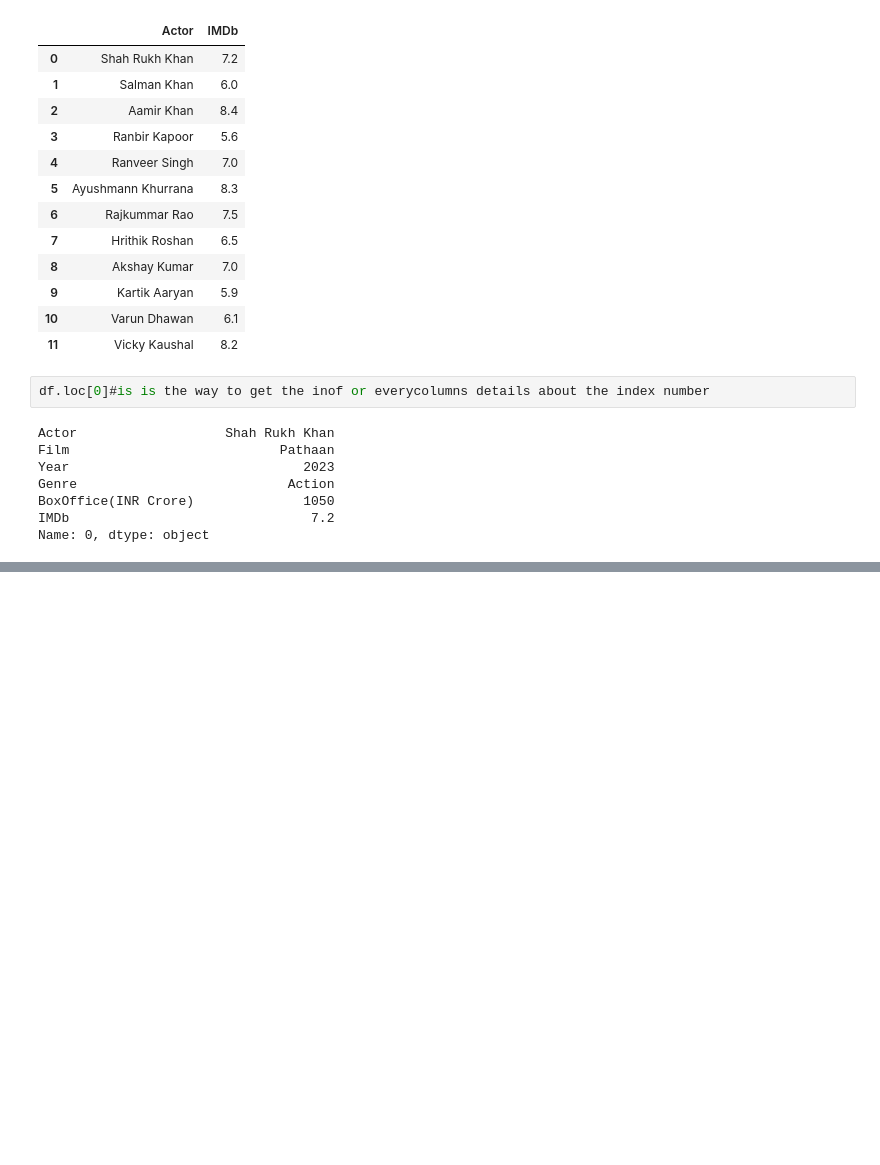
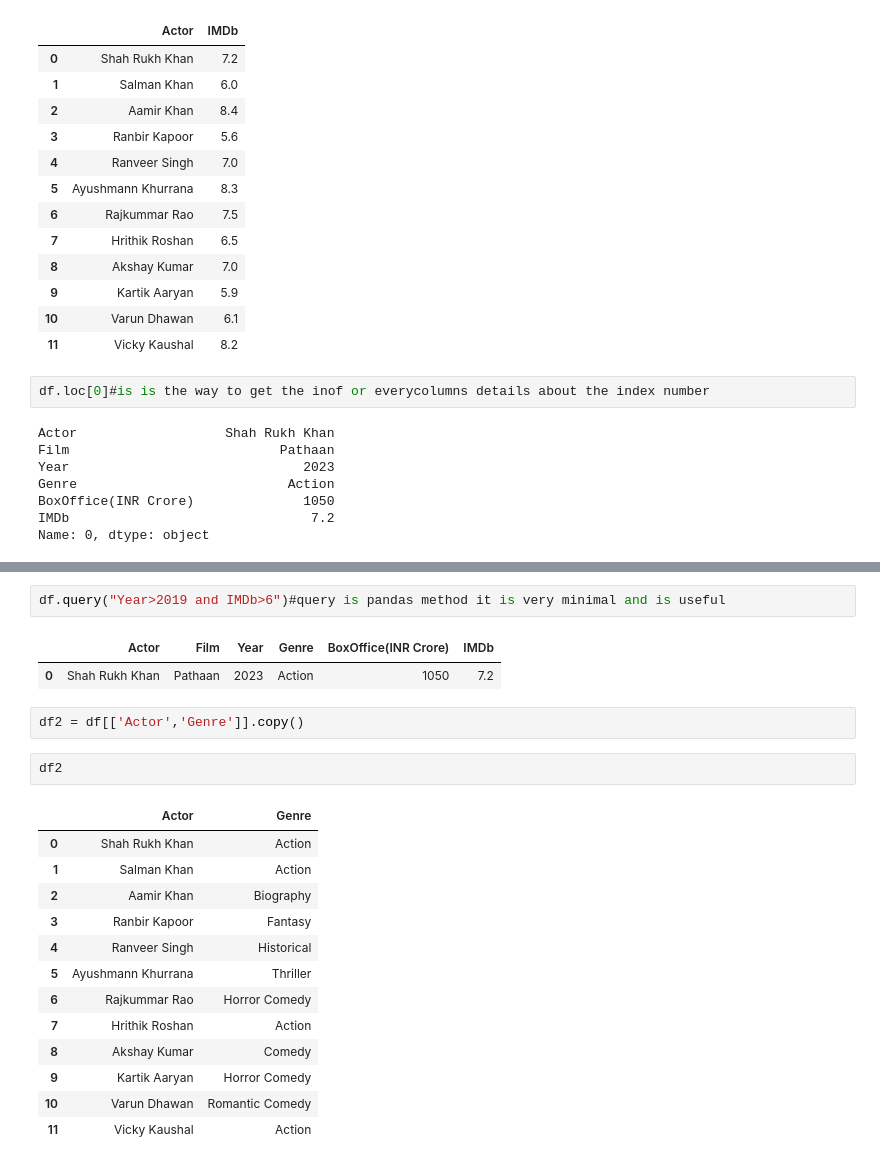
Before and after one commit to Venux09/Data-science-learning, a Jupyter notebook: pandas -- python library/filtering_selection.ipynb, the cells around one changed output, grey strips where cells are left out. Saved outputs shown, nothing was run; the diff lists cells and outputs as text; blank space fills up the shorter version.

Commit message:
add : understood the selection and filterting methods in panda like df col methd , df.locor iloc and df.at or iat were preeety good and query is preety good to

```diff
--- a/pandas -- python library/filtering_selection.ipynb
+++ b/pandas -- python library/filtering_selection.ipynb
@@ -62,0 +107,23 @@ Name: 0, dtype: object
+# %%
+df.query("Year>2019 and IMDb>6")#query is pandas method it is very minimal and is useful
+# %% [output]
+|  | Actor | Film | Year | Genre | BoxOffice(INR Crore) | IMDb |
+| 0 | Shah Rukh Khan | Pathaan | 2023 | Action | 1050 | 7.2 |
+# %%
+df2 = df[['Actor','Genre']].copy()
+# %%
+df2
+# %% [output]
+|  | Actor | Genre |
+| 0 | Shah Rukh Khan | Action |
+| 1 | Salman Khan | Action |
+| 2 | Aamir Khan | Biography |
+| 3 | Ranbir Kapoor | Fantasy |
+| 4 | Ranveer Singh | Historical |
+| 5 | Ayushmann Khurrana | Thriller |
+| 6 | Rajkummar Rao | Horror Comedy |
+| 7 | Hrithik Roshan | Action |
+| 8 | Akshay Kumar | Comedy |
+| 9 | Kartik Aaryan | Horror Comedy |
+| 10 | Varun Dhawan | Romantic Comedy |
+| 11 | Vicky Kaushal | Action |
```
Also changed, not shown: parts of 16 cells of this notebook, 1 other file.
